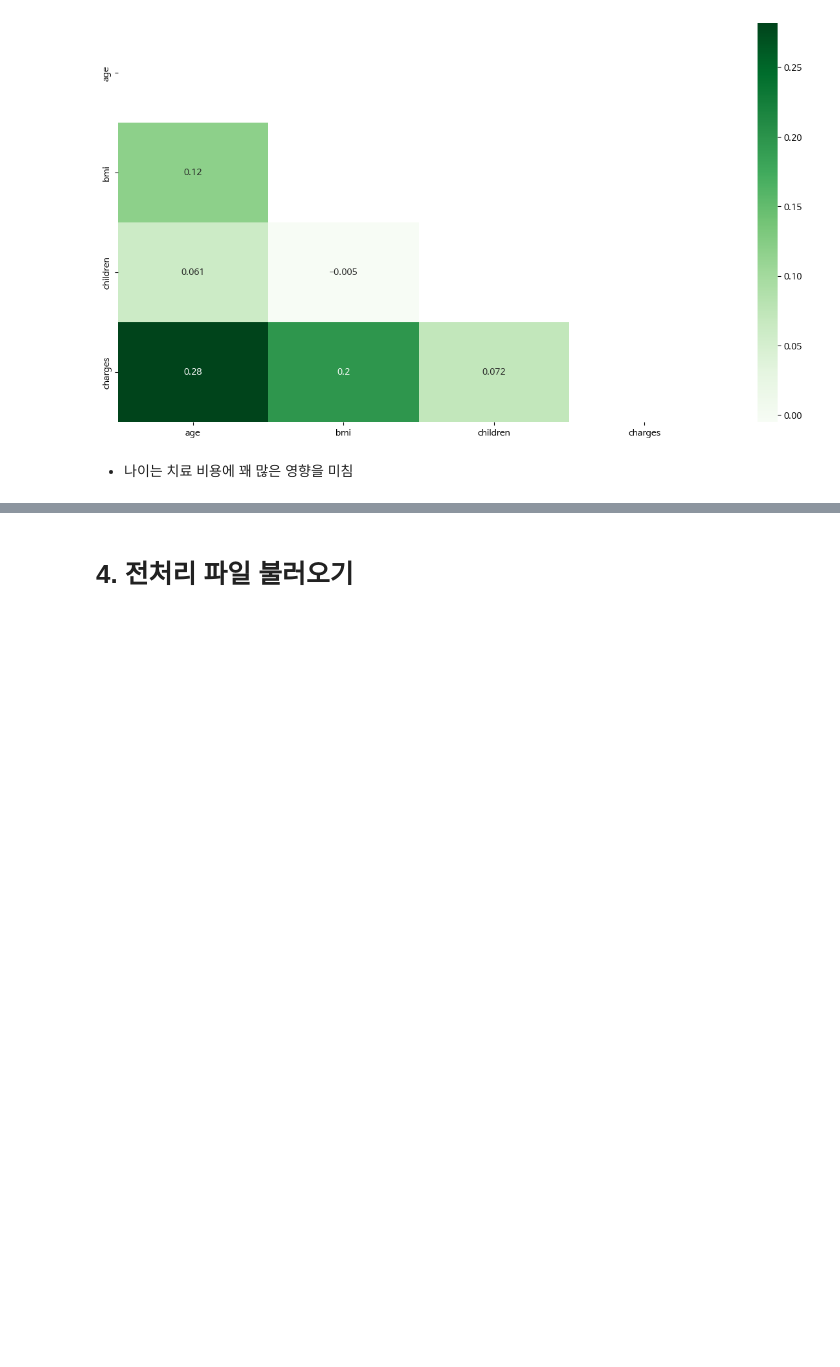
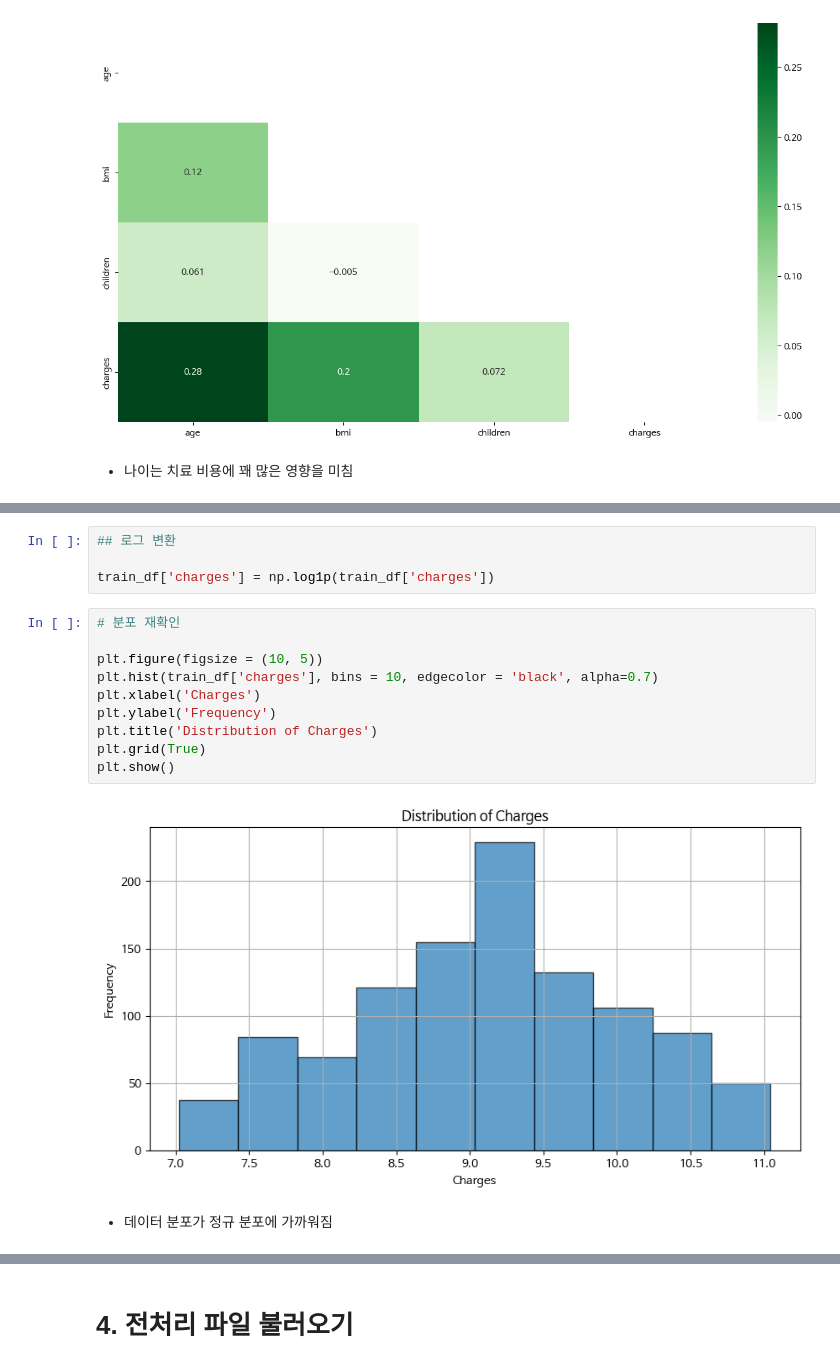
Before and after one commit to chasubeen/ESAA_8TH_OB, a Jupyter notebook: mini_proj(1)/OBProject1_final.ipynb, the cells around one changed output, grey strips where cells are left out. Cells and saved outputs as stored; diff of their text form; blank space fills up the shorter version.

```diff
--- a/mini_proj(1)/OBProject1_final.ipynb
+++ b/mini_proj(1)/OBProject1_final.ipynb
@@ -356,0 +380,18 @@ plt.show()
+# %%
+## 로그 변환
+
+train_df['charges'] = np.log1p(train_df['charges'])
+# %%
+# 분포 재확인
+
+plt.figure(figsize = (10, 5))
+plt.hist(train_df['charges'], bins = 10, edgecolor = 'black', alpha=0.7)
+plt.xlabel('Charges')
+plt.ylabel('Frequency')
+plt.title('Distribution of Charges')
+plt.grid(True)
+plt.show()
+# %% [output]
+[figure, added]
+# %% [markdown]
+- 데이터 분포가 정규 분포에 가까워짐
```
Also changed, not shown: parts of 19 cells of this notebook.
